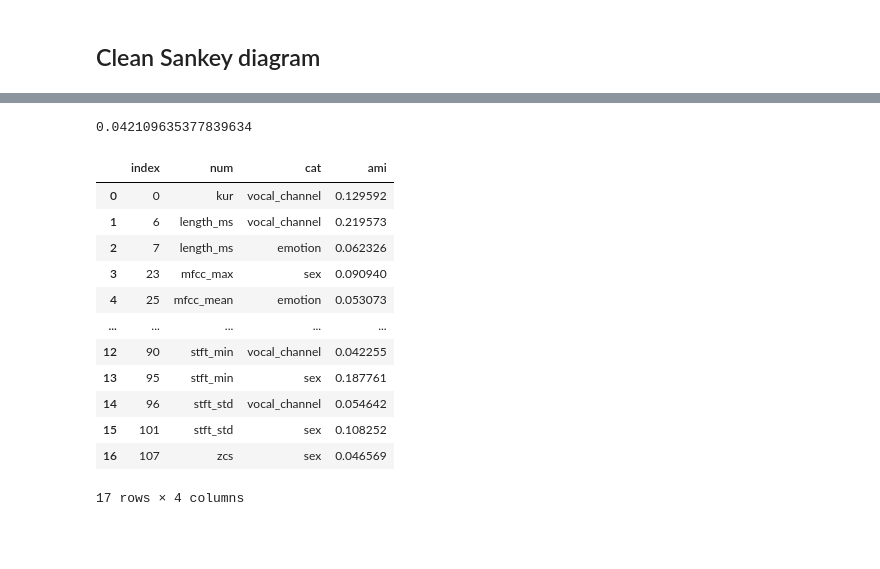
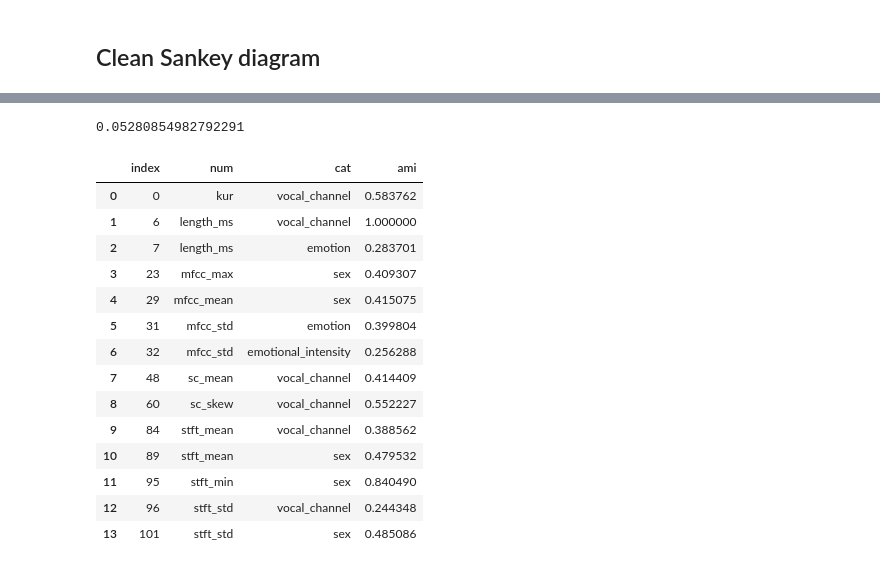
Before and after one commit to djanloo/dynamiting, a Jupyter notebook: UNDERSTANDING/data_understanding.ipynb, the cells around one changed output, grey strips where cells are left out. Saved outputs shown, nothing was run; the diff lists cells and outputs as text; code cells hidden in the pictures; blank space fills up the shorter version.

```diff
--- a/UNDERSTANDING/data_understanding.ipynb
+++ b/UNDERSTANDING/data_understanding.ipynb
@@ -1246,32 +1244,33 @@ except KeyError as e:
 sns.set_style("darkgrid")
 fig, (ax1,ax2) = plt.subplots(1,2,figsize=(10,2))
 
-anomalies = pd.DataFrame(columns=["threshold", "n_feat"])
+anomalies = pd.DataFrame(columns=["percentile interval", "n_feat"])
 lost = pd.DataFrame(columns=["quant_threshold", "N_feat_threshold", "lost_guys"])
-for thr in [0.005,0.01,0.02]:
+for thr in [0.5,1,2]:
     counts = np.zeros(len(df), dtype=int)
     for feat in quantitative_features:
         zs = (df[feat]- np.mean(df[feat]))/np.std(df[feat])
-        upper, lower = np.quantile(df[feat], [1-thr, thr])
+        upper, lower = np.percentile(df[feat], [100-thr, thr])
         outside_range = (df[feat]>upper)|(df[feat]<lower)
         # print(f"{feat:10} has {np.sum(outside_range)} anomalies")
         counts += outside_range.astype(int)
 
-    row = dict(threshold=[thr]*len(df), n_feat=counts )
+    row = {"percentile interval":[f"{thr:.1f}-{100-thr:.1f}"]*len(df), "n_feat":counts }
     row = pd.DataFrame(row)
     anomalies = pd.concat([anomalies, row], ignore_index=True)
     for N in range(1,8):
-        row_line = dict(quant_threshold=thr, N_feat_threshold=N, lost_guys=np.sum( counts > N ), index=[0])
+        row_line = dict(quant_threshold=thr/100, N_feat_threshold=N, lost_guys=np.sum( counts > N ), index=[0])
         lost= pd.concat([lost, pd.DataFrame(row_line)], ignore_index=True)
-
-obj=sns.histplot(data=anomalies, x="n_feat", hue="threshold", palette="flare", bins=16, legend=True, multiple="dodge", ax=ax1)
-ax1.set_xlabel("number of features over threshold")
-ax1.set_ylabel("sample count")
+display(anomalies)
+colors = sns.color_palette("mako", n_colors=3)
+obj=sns.histplot(data=anomalies, x="n_feat", hue="percentile interval", palette=colors, bins=16, legend=True, multiple="dodge", ax=ax1)
+ax1.set_xlabel("number of features outside interval")
+ax1.set_ylabel("samples count")
 # plt.xticks(range(8))
 ax1.set_yscale("log")
 ax1.set_yticks([1,10,100,1000])
 sns.move_legend(obj,loc="center left", bbox_to_anchor=(1,.5))
-sns.lineplot(data=lost, x="N_feat_threshold", y="lost_guys", hue="quant_threshold", palette="flare", legend=False)
+sns.lineplot(data=lost, x="N_feat_threshold", y="lost_guys", hue="quant_threshold", palette=colors, legend=False)
 ax2.set_yscale("log")
 ax2.set_xlabel("max number of anomalous features")
 ax2.set_ylabel("rejected samples")
@@ -1284,13 +1296,14 @@ fig.savefig("images/outilers_hist.pdf")
 # %%
-drop_labels = np.where( anomalies[anomalies.threshold==0.02].reset_index().n_feat > 4 )[0]
+drop_labels = np.where( anomalies[anomalies["percentile interval"]=="2.0-98.0"].reset_index().n_feat > 5 )[0]
 print(len(drop_labels))
 try:
     cutted_df = df.drop(labels=drop_labels)
 except KeyError as e:
     print(e)
-print(len(cutted_df))
+print((len(df) - len(cutted_df))/len(df)*100)
 
 clean_categorical = cutted_df[categorical_features].fillna(value="GNAA").reset_index().drop(columns=["index"])
 clean_quantitative = cutted_df[quantitative_features].reset_index().drop(columns=["index"])
 display(clean_quantitative)
+display(clean_categorical)
 # %% [output]
@@ -1325,10 +1351,14 @@ Nclasses = 30
 
 for feat in clean_quantitative.columns:
     bins = np.quantile(clean_quantitative[feat], np.linspace(0,1,Nclasses))
-    all_cat[feat] = pd.cut(x=df[feat], bins=bins, labels=[f"{feat}{_}" for _ in range(Nclasses-1)] , include_lowest=True)
-clean_categorical = clean_categorical.drop(columns=["actor"])
+    all_cat[feat] = pd.cut(x=clean_quantitative[feat], bins=bins, labels=[f"{feat}{_}" for _ in range(Nclasses-1)] , include_lowest=True)
+try:
+    clean_categorical = clean_categorical.drop(columns=["actor"])
+except KeyError as e:
+    print(e)
+
 encoded_categ = clean_categorical.copy()
-for feat in encoded_categ:
+for feat in encoded_categ.columns:
     if feat != "actor":
         encoded_categ[feat] = pd.Categorical(encoded_categ[feat]).codes
         encoded_categ[feat] = encoded_categ[feat].apply(lambda x: f"{feat}{x}")
@@ -1363,28 +1393,31 @@ ValueError: Input contains NaN
 # %%
 th_ami_df =ami_df.copy()
-lower_thre = np.quantile(ami_df.ami, 0.85)
+lower_thre = np.quantile(ami_df.ami, 0.87)
 print(lower_thre)
 # th_ami_df["ami"][ami_df.ami < lower_thre] = 0
 
 useless = []
 for row_index in range(len(th_ami_df)):
     if th_ami_df.iloc[row_index].ami < lower_thre:
         useless.append(row_index)
 th_ami_df = th_ami_df.drop(labels=useless, axis=0)
 th_ami_df.reset_index(inplace=True)
+th_ami_df.ami /= max(th_ami_df.ami)
 display(th_ami_df)
 # %% [output]
-0.042109635377839634
+0.05280854982792291
 |  | index | num | cat | ami |
-| 0 | 0 | kur | vocal_channel | 0.129592 |
-| 1 | 6 | length_ms | vocal_channel | 0.219573 |
-| 2 | 7 | length_ms | emotion | 0.062326 |
-| 3 | 23 | mfcc_max | sex | 0.090940 |
-| 4 | 25 | mfcc_mean | emotion | 0.053073 |
-| ... | ... | ... | ... | ... |
-| 12 | 90 | stft_min | vocal_channel | 0.042255 |
-| 13 | 95 | stft_min | sex | 0.187761 |
-| 14 | 96 | stft_std | vocal_channel | 0.054642 |
-| 15 | 101 | stft_std | sex | 0.108252 |
-| 16 | 107 | zcs | sex | 0.046569 |
+| 0 | 0 | kur | vocal_channel | 0.583762 |
+| 1 | 6 | length_ms | vocal_channel | 1.000000 |
+| 2 | 7 | length_ms | emotion | 0.283701 |
+| 3 | 23 | mfcc_max | sex | 0.409307 |
+| 4 | 29 | mfcc_mean | sex | 0.415075 |
+| 5 | 31 | mfcc_std | emotion | 0.399804 |
+| 6 | 32 | mfcc_std | emotional_intensity | 0.256288 |
+| 7 | 48 | sc_mean | vocal_channel | 0.414409 |
+| 8 | 60 | sc_skew | vocal_channel | 0.552227 |
+| 9 | 84 | stft_mean | vocal_channel | 0.388562 |
+| 10 | 89 | stft_mean | sex | 0.479532 |
+| 11 | 95 | stft_min | sex | 0.840490 |
+| 12 | 96 | stft_std | vocal_channel | 0.244348 |
+| 13 | 101 | stft_std | sex | 0.485086 |
-17 rows × 4 columns
```
Also changed, not shown: parts of 13 cells of this notebook, 46 other files.
